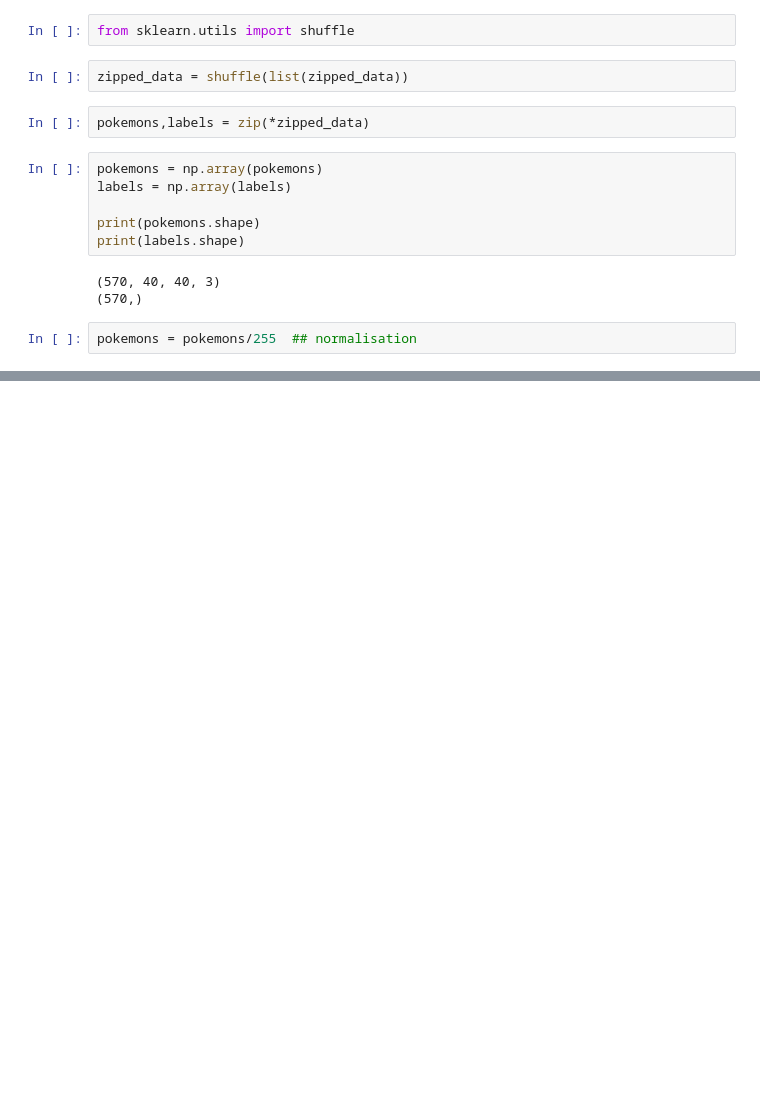
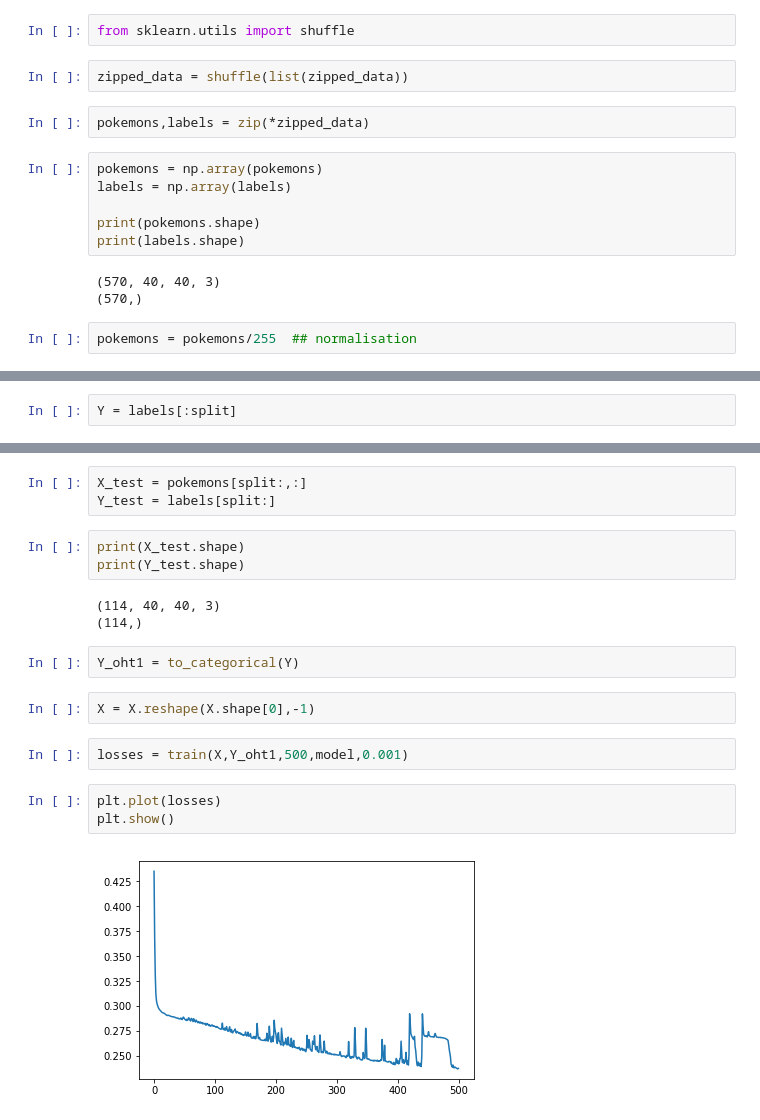
Before and after one commit to yatin9988/Pokemon-Classifier, a Jupyter notebook: PokeMon-Classifier.ipynb, the cells around one changed output, grey strips where cells are left out. Saved outputs shown, nothing was run; the diff lists cells and outputs as text; blank space fills up the shorter version.

Commit message:
training with self implemented neural network

```diff
--- a/PokeMon-Classifier.ipynb
+++ b/PokeMon-Classifier.ipynb
@@ -85,0 +176,2 @@ Bulbasaur
+# %%
+Y = labels[:split]
@@ -85,0 +184,20 @@ Bulbasaur
+# %%
+X_test = pokemons[split:,:]
+Y_test = labels[split:]
+# %%
+print(X_test.shape)
+print(Y_test.shape)
+# %% [output]
+(114, 40, 40, 3)
+(114,)
+# %%
+Y_oht1 = to_categorical(Y)
+# %%
+X = X.reshape(X.shape[0],-1)
+# %%
+losses = train(X,Y_oht1,500,model,0.001)
+# %%
+plt.plot(losses)
+plt.show()
+# %% [output]
+[figure, added]
```
Also changed, not shown: parts of 10 cells of this notebook.
